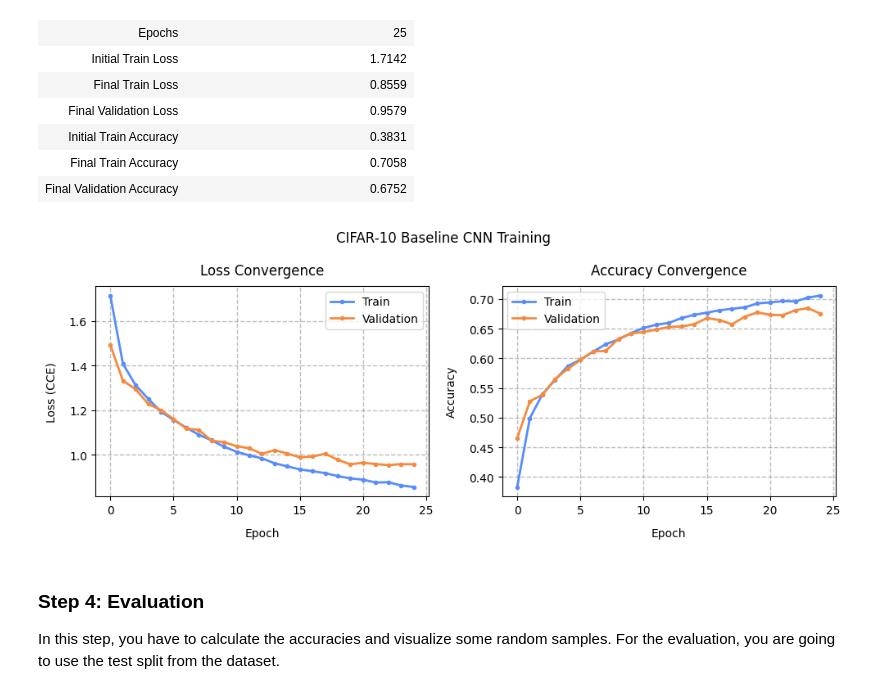
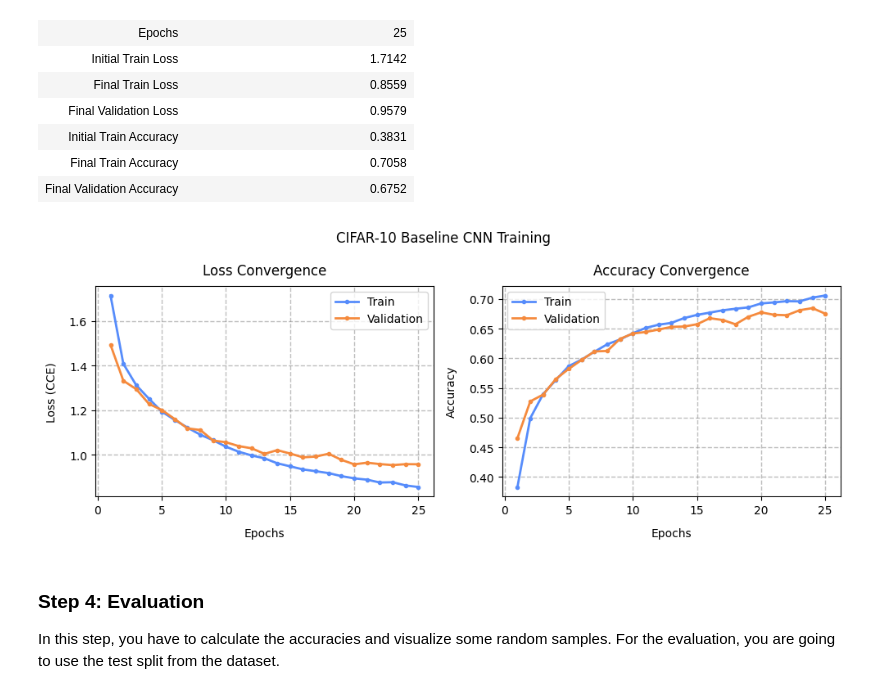
Before and after one commit to BogdanPinchuk/ComputerVision-PBY_HW14, a Jupyter notebook: Bohdan_Pinchuk_CV_HW14.ipynb, the cells around one changed output. Cells and saved outputs as stored; diff of their text form; code cells hidden in the pictures.

```diff
--- a/Bohdan_Pinchuk_CV_HW14.ipynb
+++ b/Bohdan_Pinchuk_CV_HW14.ipynb
@@ -504,43 +504,43 @@ Report of CIFAR-10 Baseline CNN Training
 import matplotlib.pyplot as plt
 
 # Input data
-array_x = range(epochs)
+array_x = range(1, epochs + 1)
 array_y00 = history.history['loss']
 array_y01 = history.history['val_loss']
 array_y10 = history.history['accuracy']
 array_y11 = history.history['val_accuracy']
 
 # Solution
 _, axes = plt.subplots(1, 2, figsize=(10, 4))
 
 ax = axes[0]
 ax.plot(array_x, array_y00, ls='-', marker='.', linewidth=2.0, label='Train')
 ax.plot(array_x, array_y01, ls='-', marker='.', linewidth=2.0, label='Validation')
 ax.grid(axis='both', visible=True, which='major', ls='--', linewidth=1.0, color='tab:gray')
 # ax.minorticks_on()
 # ax.grid(axis='both', visible=True, which='minor', ls=':', linewidth=0.5, color='tab:green')
 ax.set_title("Loss Convergence", pad=10, loc='center', color='black')
-ax.set_xlabel("Epoch", labelpad=10, loc='center', color='black')
+ax.set_xlabel("Epochs", labelpad=10, loc='center', color='black')
 ax.set_ylabel("Loss (CCE)", labelpad=10, loc='center', color='black')
 ax.legend()
 
 ax = axes[1]
 ax.plot(array_x, array_y10, ls='-', marker='.', linewidth=2.0, label='Train')
 ax.plot(array_x, array_y11, ls='-', marker='.', linewidth=2.0, label='Validation')
 ax.grid(axis='both', visible=True, which='major', ls='--', linewidth=1.0, color='tab:gray')
 # ax.minorticks_on()
 # ax.grid(axis='both', visible=True, which='minor', ls=':', linewidth=0.5, color='tab:green')
 ax.set_title("Accuracy Convergence", pad=10, loc='center', color='black')
-ax.set_xlabel("Epoch", labelpad=10, loc='center', color='black')
+ax.set_xlabel("Epochs", labelpad=10, loc='center', color='black')
 ax.set_ylabel("Accuracy", labelpad=10, loc='center', color='black')
 ax.legend()
 
 plt.suptitle(f"CIFAR-10 Baseline CNN Training")
 
 plt.tight_layout()
 plt.show()
 # %% [output]
-[figure, old version]
+[figure, new version]
 # %% [markdown]
 ### Step 4: Evaluation
 
```
